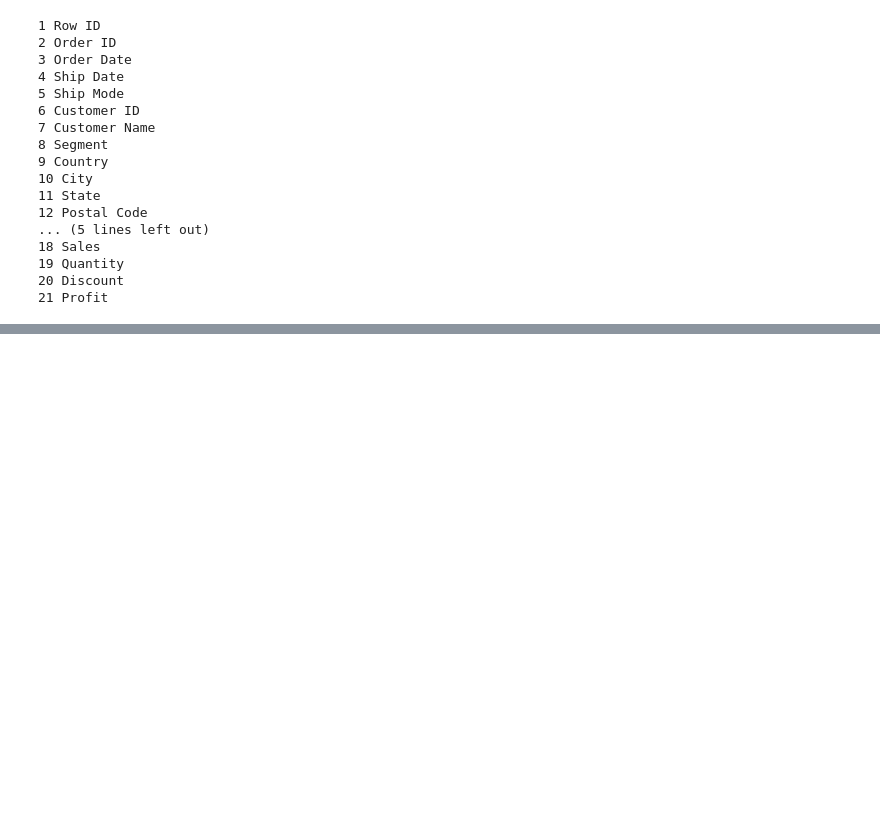
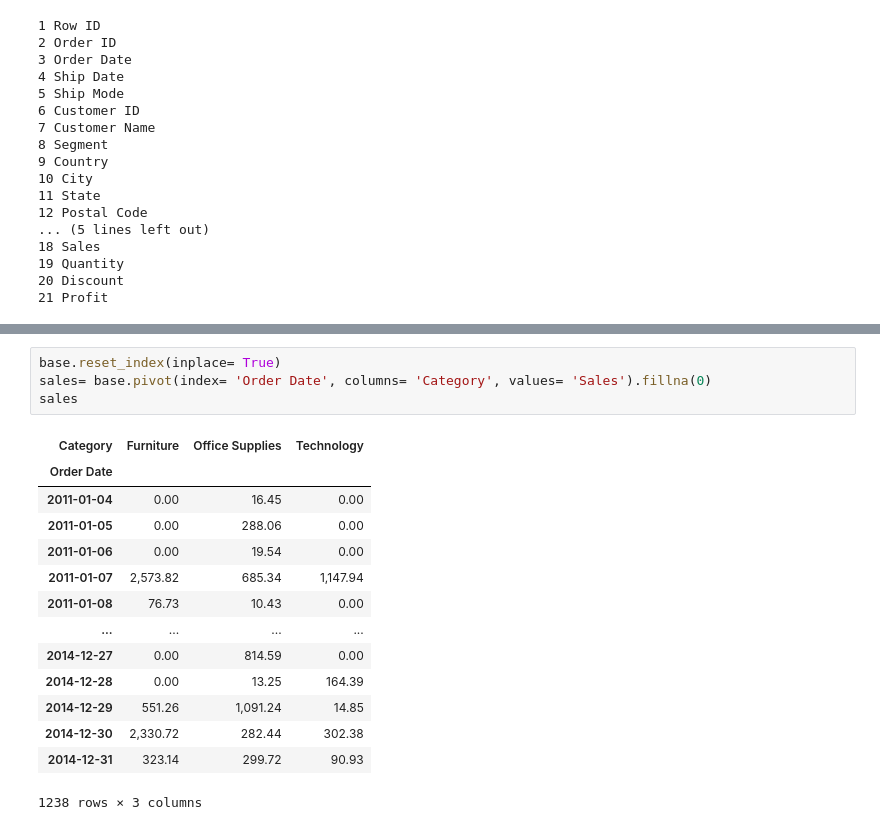
Before and after one commit to razielar/coursera_time_series_forecasting, a Jupyter notebook: coursera_time_series/week_1/pandas.time.series.ipynb, the cells around one changed output, grey strips where cells are left out. Drawn from its saved outputs; the diff is of its cells as text; blank space fills up the shorter version.

```diff
--- a/coursera_time_series/week_1/pandas.time.series.ipynb
+++ b/coursera_time_series/week_1/pandas.time.series.ipynb
@@ -47,0 +231,19 @@ for i,j in enumerate(df.columns):
+# %%
+base.reset_index(inplace= True)
+sales= base.pivot(index= 'Order Date', columns= 'Category', values= 'Sales').fillna(0)
+sales
+# %% [output]
+| Category | Furniture | Office Supplies | Technology |
+| Order Date |  |  |  |
+| 2011-01-04 | 0.00 | 16.45 | 0.00 |
+| 2011-01-05 | 0.00 | 288.06 | 0.00 |
+| 2011-01-06 | 0.00 | 19.54 | 0.00 |
+| 2011-01-07 | 2,573.82 | 685.34 | 1,147.94 |
+| 2011-01-08 | 76.73 | 10.43 | 0.00 |
+| ... | ... | ... | ... |
+| 2014-12-27 | 0.00 | 814.59 | 0.00 |
+| 2014-12-28 | 0.00 | 13.25 | 164.39 |
+| 2014-12-29 | 551.26 | 1,091.24 | 14.85 |
+| 2014-12-30 | 2,330.72 | 282.44 | 302.38 |
+| 2014-12-31 | 323.14 | 299.72 | 90.93 |
+1238 rows × 3 columns
```
Also changed, not shown: parts of 28 cells of this notebook.
